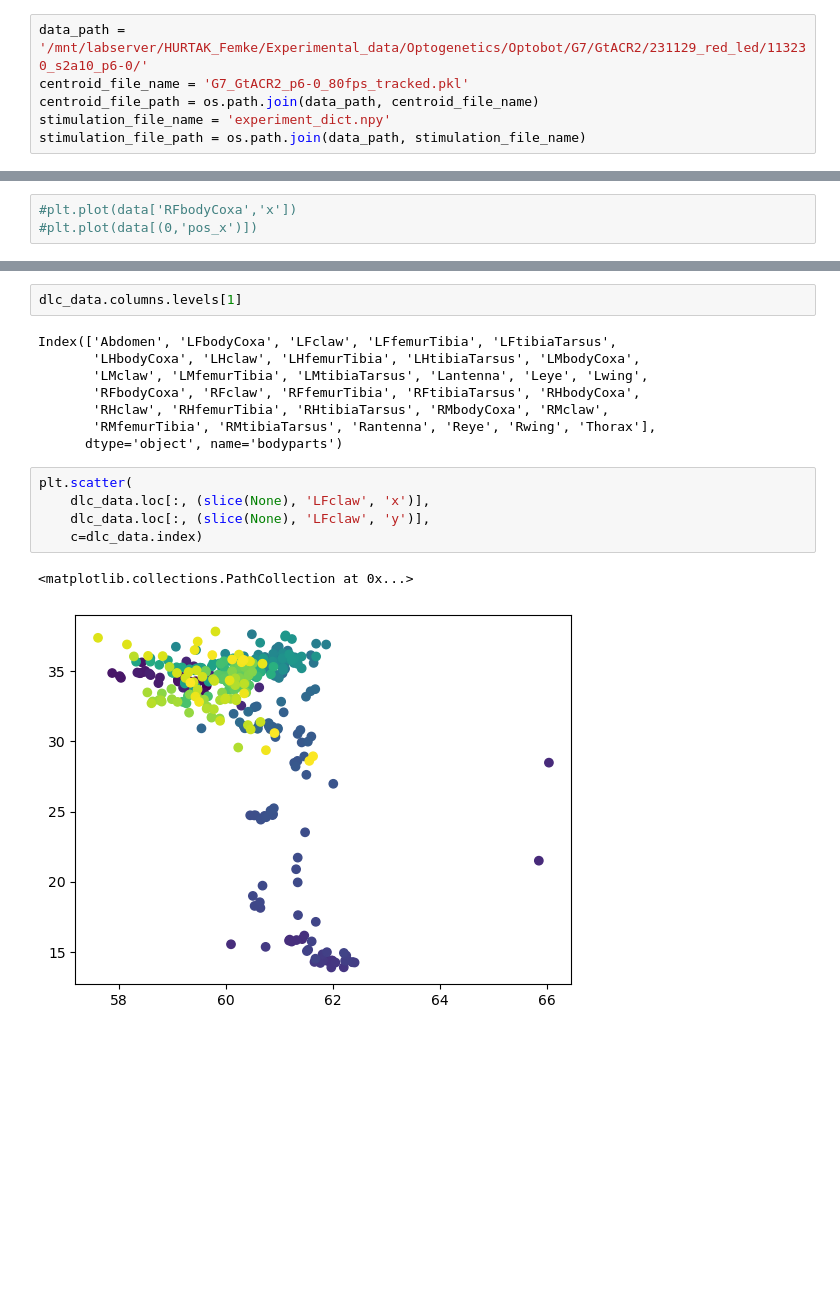
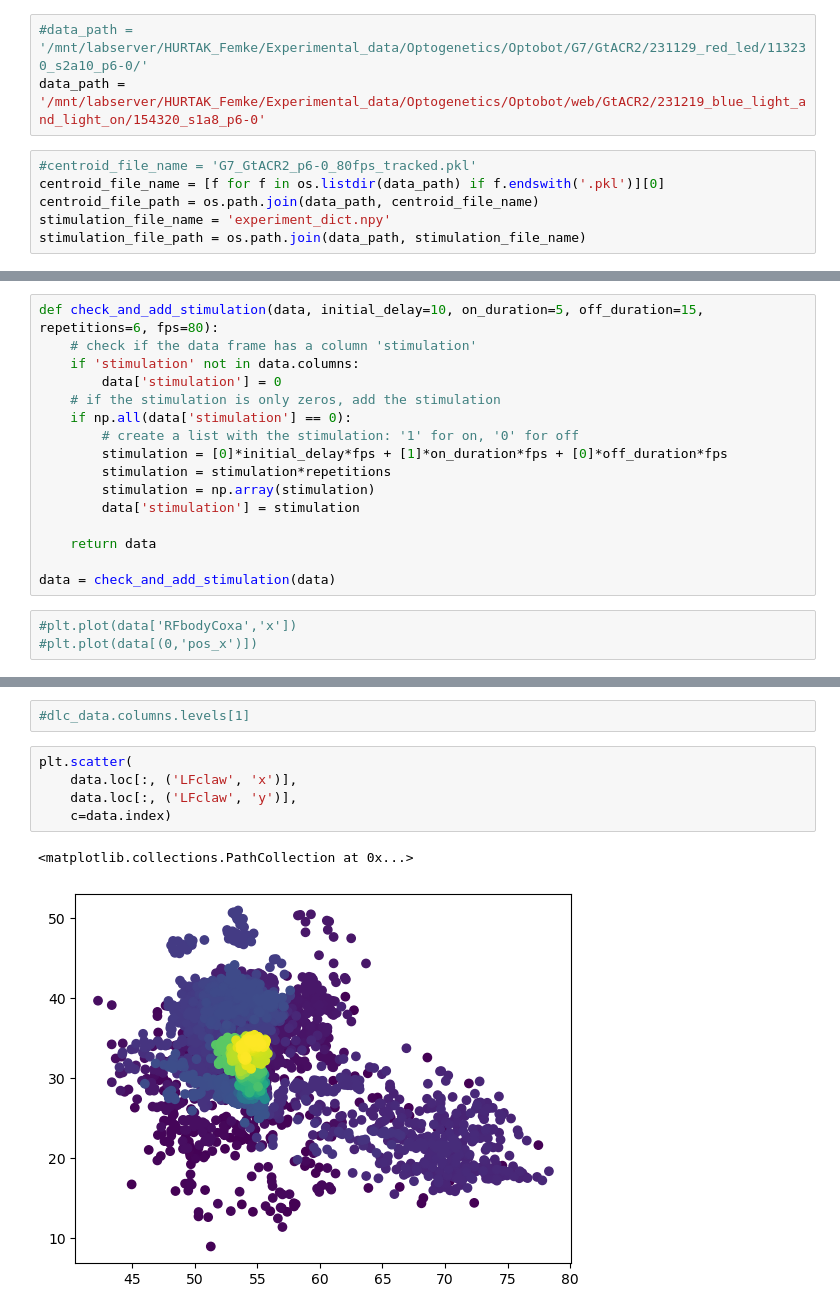
Before and after one commit to NeLy-EPFL/dn_networks, a Jupyter notebook: dn_experiments/optobot_test_ground.ipynb, the cells around one changed output, grey strips where cells are left out. Cells and saved outputs as stored; diff of their text form; blank space fills up the shorter version.

```diff
--- a/dn_experiments/optobot_test_ground.ipynb
+++ b/dn_experiments/optobot_test_ground.ipynb
@@ -6,6 +7,9 @@ import matplotlib.pyplot as plt
+# %%
+#data_path = '/mnt/labserver/HURTAK_Femke/Experimental_data/Optogenetics/Optobot/G7/GtACR2/231129_red_led/113230_s2a10_p6-0/'
+data_path = '/mnt/labserver/HURTAK_Femke/Experimental_data/Optogenetics/Optobot/web/GtACR2/231219_blue_light_and_light_on/154320_s1a8_p6-0'
 # %%
-data_path = '/mnt/labserver/HURTAK_Femke/Experimental_data/Optogenetics/Optobot/G7/GtACR2/231129_red_led/113230_s2a10_p6-0/'
-centroid_file_name = 'G7_GtACR2_p6-0_80fps_tracked.pkl'
+#centroid_file_name = 'G7_GtACR2_p6-0_80fps_tracked.pkl'
+centroid_file_name = [f for f in os.listdir(data_path) if f.endswith('.pkl')][0]
 centroid_file_path = os.path.join(data_path, centroid_file_name)
 stimulation_file_name = 'experiment_dict.npy'
 stimulation_file_path = os.path.join(data_path, stimulation_file_name)
@@ -84,4 +80,20 @@ data
 14400 rows × 99 columns
+# %%
+def check_and_add_stimulation(data, initial_delay=10, on_duration=5, off_duration=15, repetitions=6, fps=80):
+    # check if the data frame has a column 'stimulation'
+    if 'stimulation' not in data.columns:
+        data['stimulation'] = 0
+    # if the stimulation is only zeros, add the stimulation
+    if np.all(data['stimulation'] == 0):
+        # create a list with the stimulation: '1' for on, '0' for off
+        stimulation = [0]*initial_delay*fps + [1]*on_duration*fps + [0]*off_duration*fps
+        stimulation = stimulation*repetitions
+        stimulation = np.array(stimulation)
+        data['stimulation'] = stimulation
+
+    return data
+
+data = check_and_add_stimulation(data)
 # %%
 #plt.plot(data['RFbodyCoxa','x'])
 #plt.plot(data[(0,'pos_x')])
@@ -148,18 +121,10 @@ dlc_data
 # %%
-dlc_data.columns.levels[1]
+#dlc_data.columns.levels[1]
-# %% [output]
-Index(['Abdomen', 'LFbodyCoxa', 'LFclaw', 'LFfemurTibia', 'LFtibiaTarsus',
-       'LHbodyCoxa', 'LHclaw', 'LHfemurTibia', 'LHtibiaTarsus', 'LMbodyCoxa',
-       'LMclaw', 'LMfemurTibia', 'LMtibiaTarsus', 'Lantenna', 'Leye', 'Lwing',
-       'RFbodyCoxa', 'RFclaw', 'RFfemurTibia', 'RFtibiaTarsus', 'RHbodyCoxa',
-       'RHclaw', 'RHfemurTibia', 'RHtibiaTarsus', 'RMbodyCoxa', 'RMclaw',
-       'RMfemurTibia', 'RMtibiaTarsus', 'Rantenna', 'Reye', 'Rwing', 'Thorax'],
-      dtype='object', name='bodyparts')
 # %%
 plt.scatter(
-    dlc_data.loc[:, (slice(None), 'LFclaw', 'x')],
-    dlc_data.loc[:, (slice(None), 'LFclaw', 'y')],
-    c=dlc_data.index)
+    data.loc[:, ('LFclaw', 'x')],
+    data.loc[:, ('LFclaw', 'y')],
+    c=data.index)
 # %% [output]
 <matplotlib.collections.PathCollection at 0x...>
-[figure, old version]
+[figure, new version]
```
Also changed, not shown: parts of 15 cells of this notebook, 6 other files.
